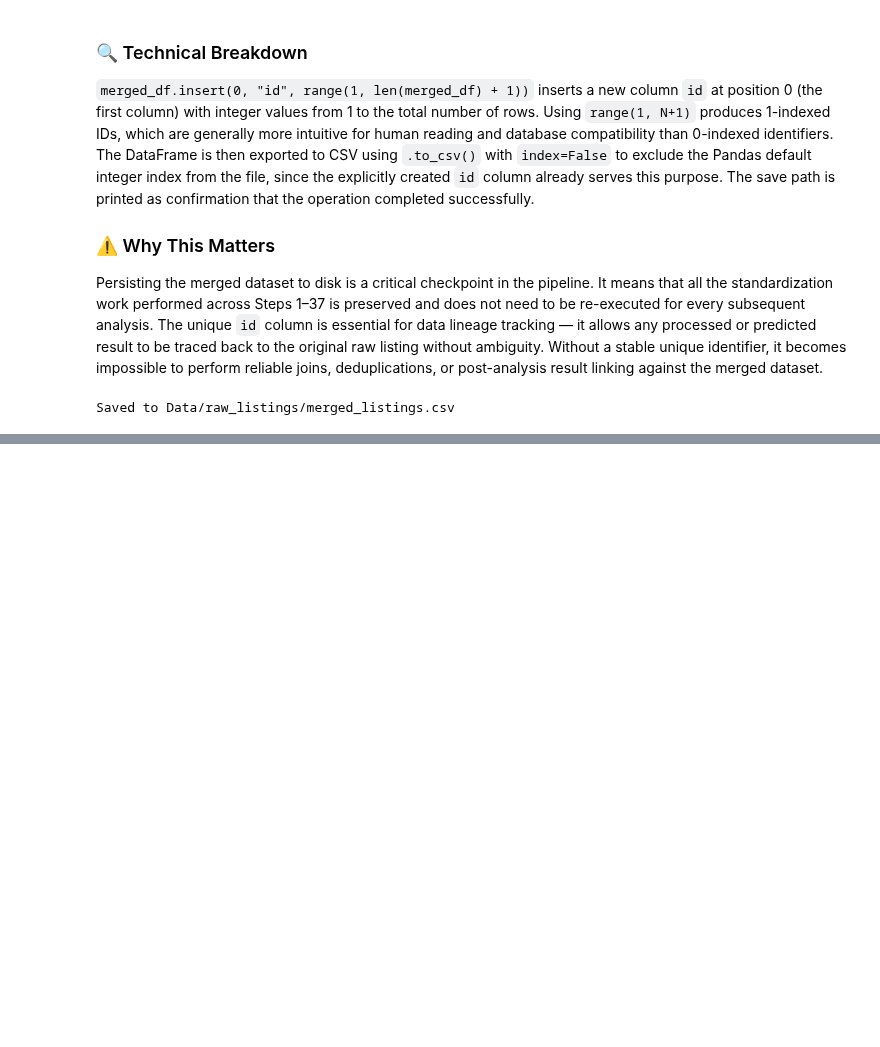
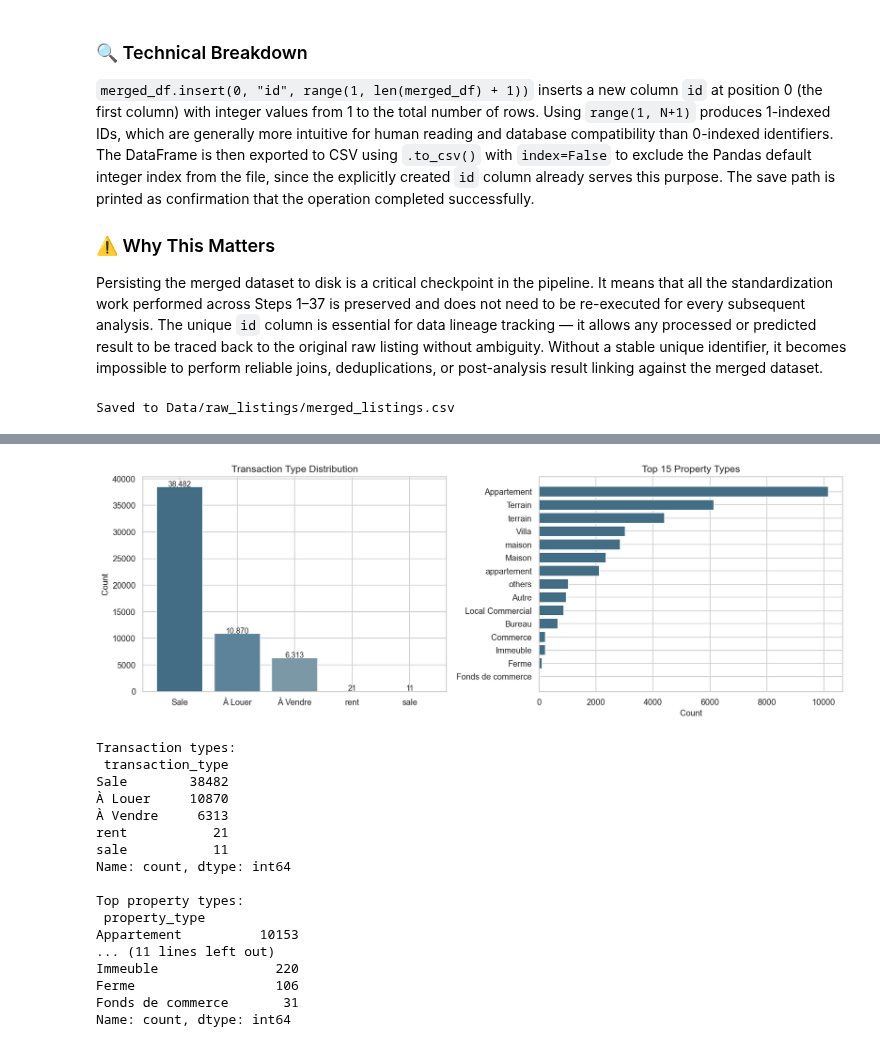
Before and after one commit to InesBenDhifallah/-Esprit-PIDS-4DS6--2026-LensEstate, a Jupyter notebook: LensEstate_updated.ipynb, the cells around one changed output, grey strips where cells are left out. Drawn from its saved outputs; the diff is of its cells as text; code cells hidden in the pictures; blank space fills up the shorter version.

```diff
--- a/LensEstate_updated.ipynb
+++ b/LensEstate_updated.ipynb
@@ -2109,0 +2607,42 @@ Saved to Data/raw_listings/merged_listings.csv
+# %%
+# Transaction type & property type distributions
+fig, axes = plt.subplots(1, 2, figsize=(14, 5))
+
+# Transaction type
+tx = df["transaction_type"].value_counts()
+axes[0].bar(tx.index, tx.values, color=PALETTE[:len(tx)])
+axes[0].set_title("Transaction Type Distribution")
+axes[0].set_ylabel("Count")
+for i, v in enumerate(tx.values):
+    axes[0].text(i, v + 100, f"{v:,}", ha="center", fontsize=10)
+
+# Property type (top 15)
+pt = df["property_type"].value_counts().head(15)
+axes[1].barh(pt.index[::-1], pt.values[::-1], color=PALETTE[0])
+axes[1].set_title("Top 15 Property Types")
+axes[1].set_xlabel("Count")
+
+plt.tight_layout()
+plt.savefig("Data/eda_type_distributions.png", bbox_inches="tight")
+plt.show()
+print("Transaction types:\n", tx)
+print("\nTop property types:\n", pt)
+# %% [output]
+[figure, added]
+Transaction types:
+ transaction_type
+Sale        38482
+À Louer     10870
+À Vendre     6313
+rent           21
+sale           11
+Name: count, dtype: int64
+
+Top property types:
+ property_type
+Appartement          10153
+... (11 lines left out)
+Immeuble               220
+Ferme                  106
+Fonds de commerce       31
+Name: count, dtype: int64
```
Also changed, not shown: parts of 43 cells of this notebook.
